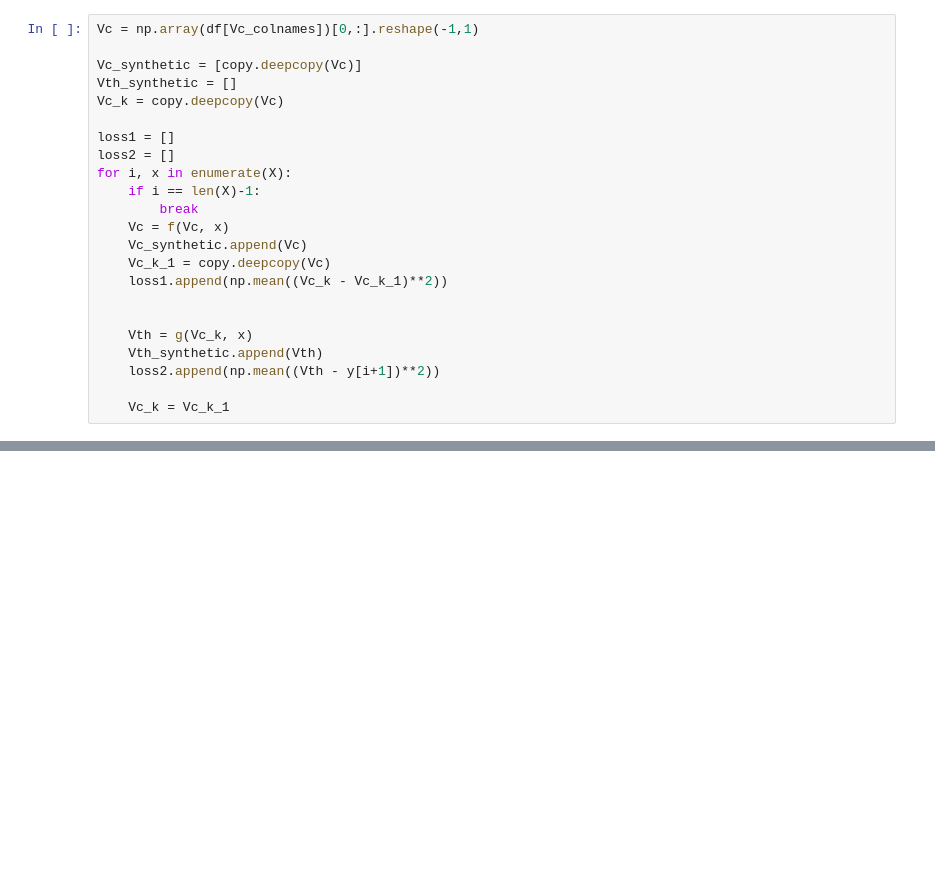
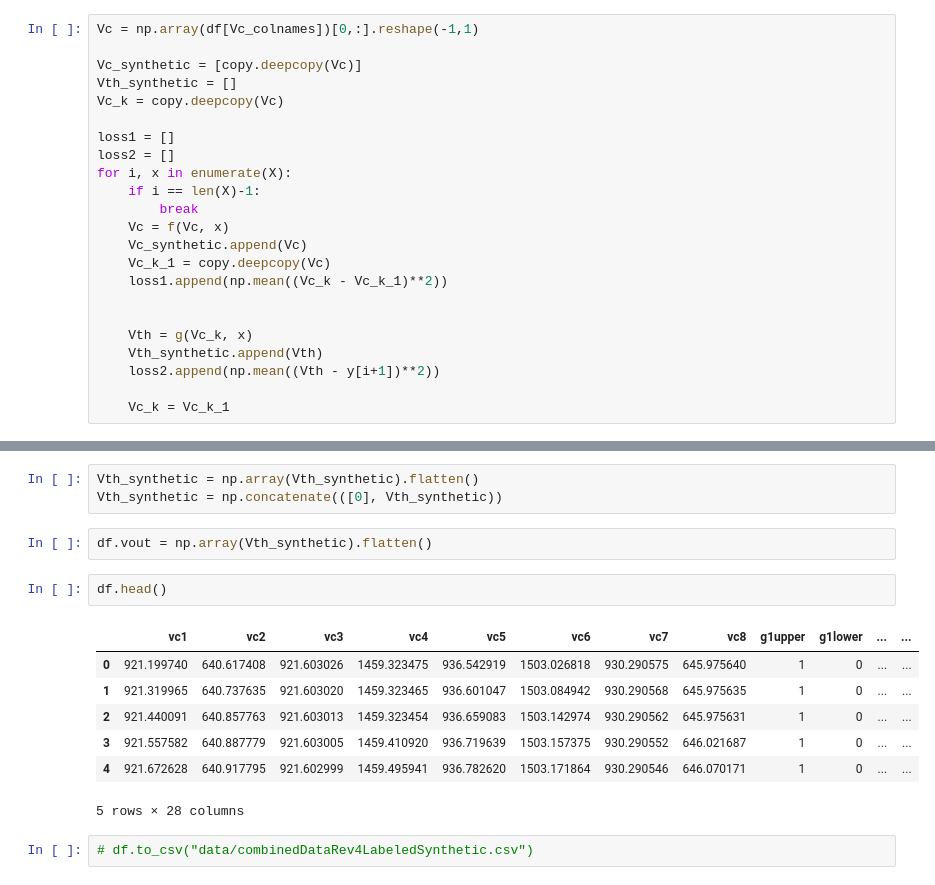
Before and after one commit to dylan-wald/AI4PS_Project, a Jupyter notebook: synthetic_data.ipynb, the cells around one changed output, grey strips where cells are left out. Drawn from its saved outputs; the diff is of its cells as text; blank space fills up the shorter version.

```diff
--- a/synthetic_data.ipynb
+++ b/synthetic_data.ipynb
@@ -166,0 +167,17 @@ print(np.mean((y.flatten()[1:] - np.array(Vth_synthetic).flatten())**2))
+# %%
+Vth_synthetic = np.array(Vth_synthetic).flatten()
+Vth_synthetic = np.concatenate(([0], Vth_synthetic))
+# %%
+df.vout = np.array(Vth_synthetic).flatten()
+# %%
+df.head()
+# %% [output]
+|  | vc1 | vc2 | vc3 | vc4 | vc5 | vc6 | vc7 | vc8 | g1upper | g1lower | ... | ... |
+| 0 | 921.199740 | 640.617408 | 921.603026 | 1459.323475 | 936.542919 | 1503.026818 | 930.290575 | 645.975640 | 1 | 0 | ... | ... |
+| 1 | 921.319965 | 640.737635 | 921.603020 | 1459.323465 | 936.601047 | 1503.084942 | 930.290568 | 645.975635 | 1 | 0 | ... | ... |
+| 2 | 921.440091 | 640.857763 | 921.603013 | 1459.323454 | 936.659083 | 1503.142974 | 930.290562 | 645.975631 | 1 | 0 | ... | ... |
+| 3 | 921.557582 | 640.887779 | 921.603005 | 1459.410920 | 936.719639 | 1503.157375 | 930.290552 | 646.021687 | 1 | 0 | ... | ... |
+| 4 | 921.672628 | 640.917795 | 921.602999 | 1459.495941 | 936.782620 | 1503.171864 | 930.290546 | 646.070171 | 1 | 0 | ... | ... |
+5 rows × 28 columns
+# %%
+# df.to_csv("data/combinedDataRev4LabeledSynthetic.csv")
```
Also changed, not shown: parts of 4 cells of this notebook, 3 other files.
